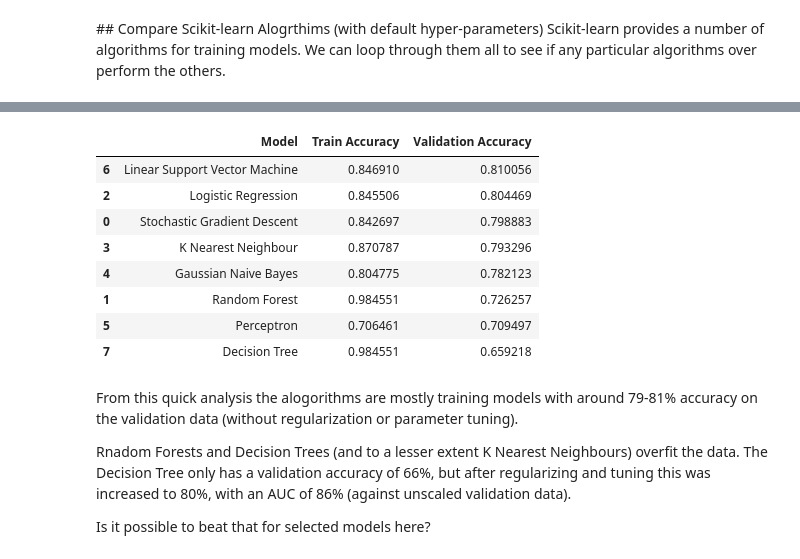
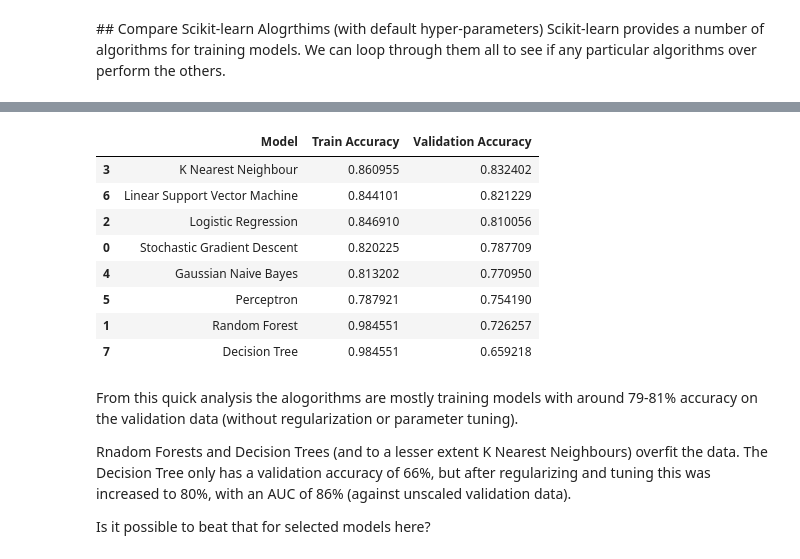
Before and after one commit to tommyarmstrong/Titanic, a Jupyter notebook: titanic_oct_2023.ipynb, the cells around one changed output, grey strips where cells are left out. Drawn from its saved outputs; the diff is of its cells as text; code cells hidden in the pictures.

```diff
--- a/titanic_oct_2023.ipynb
+++ b/titanic_oct_2023.ipynb
@@ -1078,9 +1099,13 @@ random_seed = 42
 # %%
 # Scale the data
-features_to_normalize = ['age', 'sibsp', 'parch', 'fare', 'fare_per_passenger', 'fare_pclass', 'family_members']
-scaler = MinMaxScaler()
-X_train[features_to_normalize] = scaler.fit_transform(X_train[features_to_normalize])
-X_val[features_to_normalize] = scaler.fit_transform(X_val[features_to_normalize])
+#features_to_normalize = ['age', 'sibsp', 'parch', 'fare', 'fare_per_passenger', 'fare_pclass', 'family_members']
+#scaler = MinMaxScaler()
+#X_train[features_to_normalize] = scaler.fit_transform(X_train[features_to_normalize])
+#X_val[features_to_normalize] = scaler.fit_transform(X_val[features_to_normalize])
+
+scaler = StandardScaler()
+X_train = scaler.fit_transform(X_train)
+X_val = scaler.transform(X_val)
 # %%
 def append_acc(algo_name, acc_train, acc_val):
   model_type.append(algo_name)
@@ -1164,43 +1189,43 @@ append_acc('Perceptron', acc_train, acc_val)
 #####
 
 # Linear Support Vector Machine
-linear_svc = LinearSVC(dual='auto', max_iter=2000, random_state=random_seed)
+linear_svc = LinearSVC(max_iter=2000, random_state=random_seed)
 linear_svc.fit(X_train, y_train)
 
 y_pred = linear_svc.predict(X_val)
 
 acc_train = linear_svc.score(X_train, y_train)
 acc_val = accuracy_score(y_val, y_pred)
 append_acc('Linear Support Vector Machine', acc_train, acc_val)
 
 #####
 
 # Decision Tree
 decision_tree = DecisionTreeClassifier(random_state=random_seed)
 decision_tree.fit(X_train, y_train)
 
 y_pred = decision_tree.predict(X_val)
 
 acc_train = decision_tree.score(X_train, y_train)
 acc_val = accuracy_score(y_val, y_pred)
 append_acc('Decision Tree', acc_train, acc_val)
 
 # Show all results
 results = pd.DataFrame({
     'Model': model_type,
     'Train Accuracy': accuracies_train,
     'Validation Accuracy': accuracies_val})
 results = results.sort_values(by='Validation Accuracy', ascending=False)
 results.head(15)
 # %% [output]
 |  | Model | Train Accuracy | Validation Accuracy |
-| 6 | Linear Support Vector Machine | 0.846910 | 0.810056 |
-| 2 | Logistic Regression | 0.845506 | 0.804469 |
-| 0 | Stochastic Gradient Descent | 0.842697 | 0.798883 |
-| 3 | K Nearest Neighbour | 0.870787 | 0.793296 |
-| 4 | Gaussian Naive Bayes | 0.804775 | 0.782123 |
+| 3 | K Nearest Neighbour | 0.860955 | 0.832402 |
+| 6 | Linear Support Vector Machine | 0.844101 | 0.821229 |
+| 2 | Logistic Regression | 0.846910 | 0.810056 |
+| 0 | Stochastic Gradient Descent | 0.820225 | 0.787709 |
+| 4 | Gaussian Naive Bayes | 0.813202 | 0.770950 |
+| 5 | Perceptron | 0.787921 | 0.754190 |
 | 1 | Random Forest | 0.984551 | 0.726257 |
-| 5 | Perceptron | 0.706461 | 0.709497 |
 | 7 | Decision Tree | 0.984551 | 0.659218 |
 # %% [markdown]
 From this quick analysis the alogorithms are mostly training models with around 79-81% accuracy on the validation data (without regularization or parameter tuning).
```
Also changed, not shown: parts of 25 cells of this notebook.
